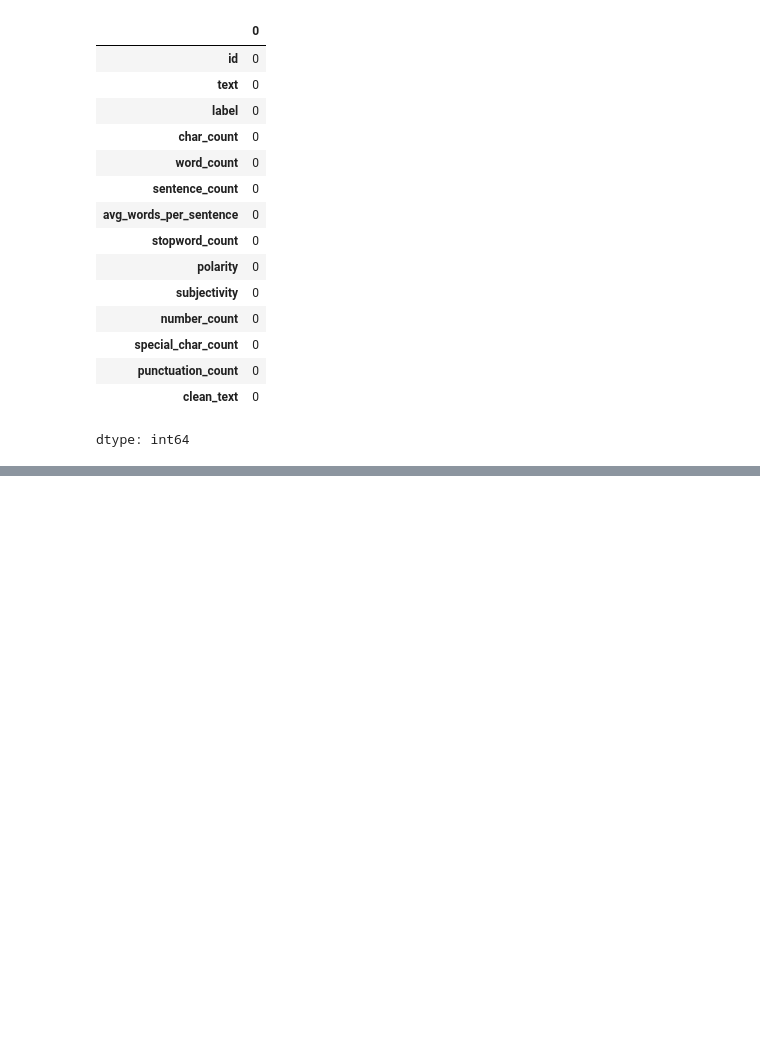
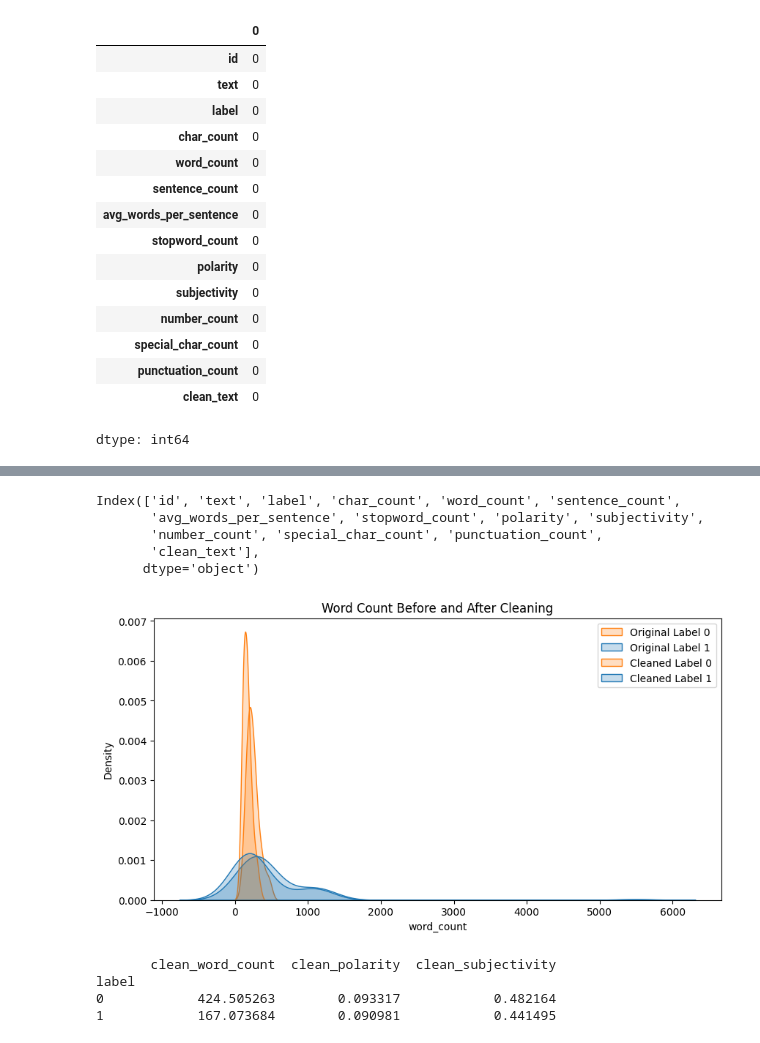
Before and after one commit to Saurabhganvir/Book-Review-System, a Jupyter notebook: 02Imposter.ipynb, the cells around one changed output, grey strips where cells are left out. Saved outputs shown, nothing was run; the diff lists cells and outputs as text; code cells hidden in the pictures; blank space fills up the shorter version.

```diff
--- a/02Imposter.ipynb
+++ b/02Imposter.ipynb
@@ -538,3 +538,41 @@ df_long.head()
 | 2 | 1 | china the goal of this project in... | 0 | 3124 | 497 | 8 | 62.125000 | ... |
 | 3 | 1 | the project aims to achieve an ac... | 1 | 936 | 153 | 4 | 38.250000 | ... |
 | 4 | 2 | scientists can learn about how ga... | 1 | 1139 | 171 | 3 | 57.000000 | ... |
+# %%
+df_long.columns
+# %% [output]
+Index(['id', 'text', 'label', 'char_count', 'word_count', 'sentence_count',
+       'avg_words_per_sentence', 'stopword_count', 'polarity', 'subjectivity',
+       'number_count', 'special_char_count', 'punctuation_count',
+       'clean_text'],
+      dtype='object')
+# %%
+# Example: word count after cleaning
+df_long["clean_word_count"] = df_long["clean_text"].apply(word_count)
+
+# Example: polarity after cleaning
+df_long["clean_polarity"] = df_long["clean_text"].apply(get_polarity)
+
+# Example: subjectivity after cleaning
+df_long["clean_subjectivity"] = df_long["clean_text"].apply(get_subjectivity)
+# %%
+import matplotlib.pyplot as plt
+import seaborn as sns
+
+# Compare word counts
+plt.figure(figsize=(10,5))
+sns.kdeplot(data=df_long, x="word_count", hue='label', common_norm=False, fill=True) # Use hue on the original dataframe
+sns.kdeplot(data=df_long, x="clean_word_count", hue='label', common_norm=False, fill=True) # Use hue on the original dataframe
+
+plt.legend(labels=["Original Label 0", "Original Label 1", "Cleaned Label 0", "Cleaned Label 1"])
+plt.title("Word Count Before and After Cleaning")
+plt.show()
+# %% [output]
+[figure, added]
+# %%
+print(df_long.groupby("label")[["clean_word_count", "clean_polarity", "clean_subjectivity"]].mean())
+# %% [output]
+       clean_word_count  clean_polarity  clean_subjectivity
+label
+0            424.505263        0.093317            0.482164
+1            167.073684        0.090981            0.441495
```
Also changed, not shown: parts of 119 cells of this notebook.
